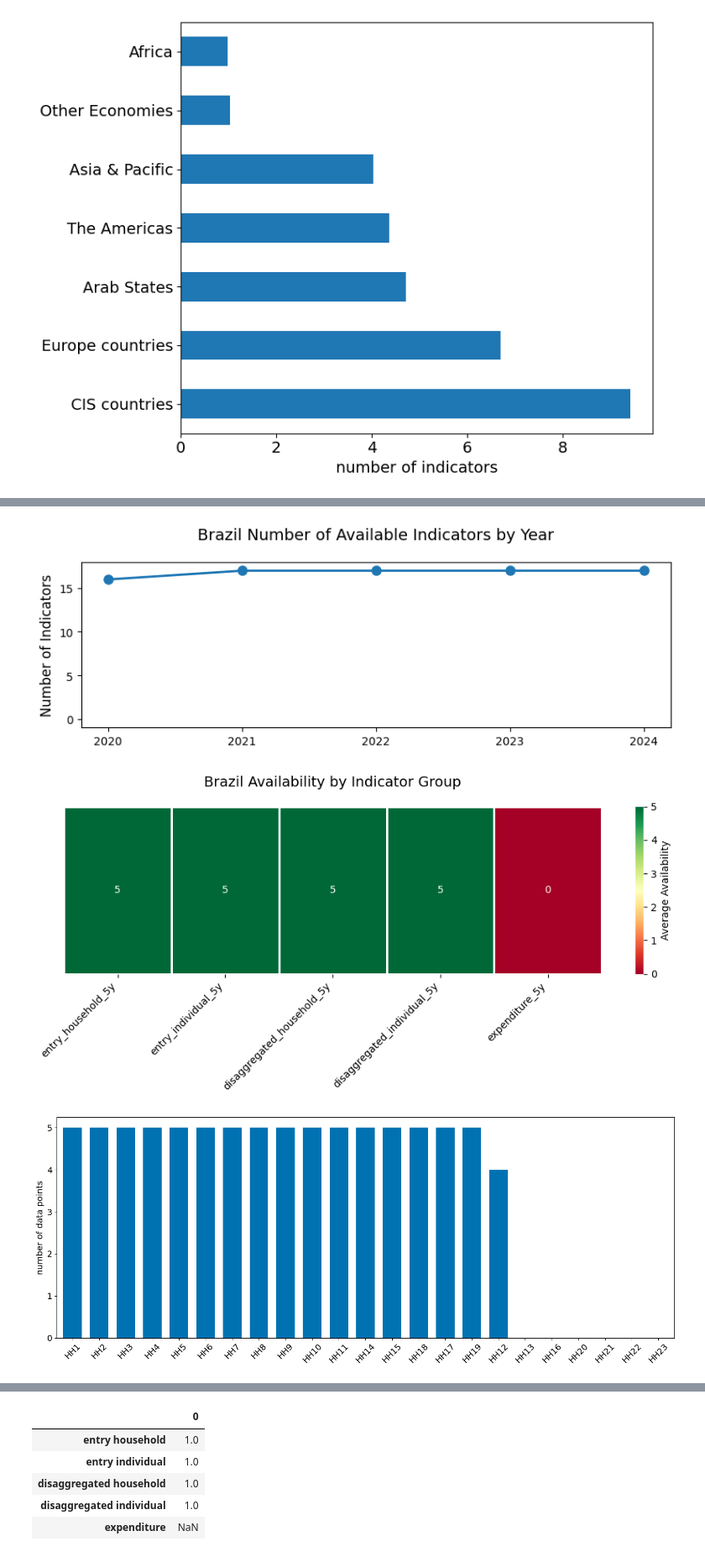
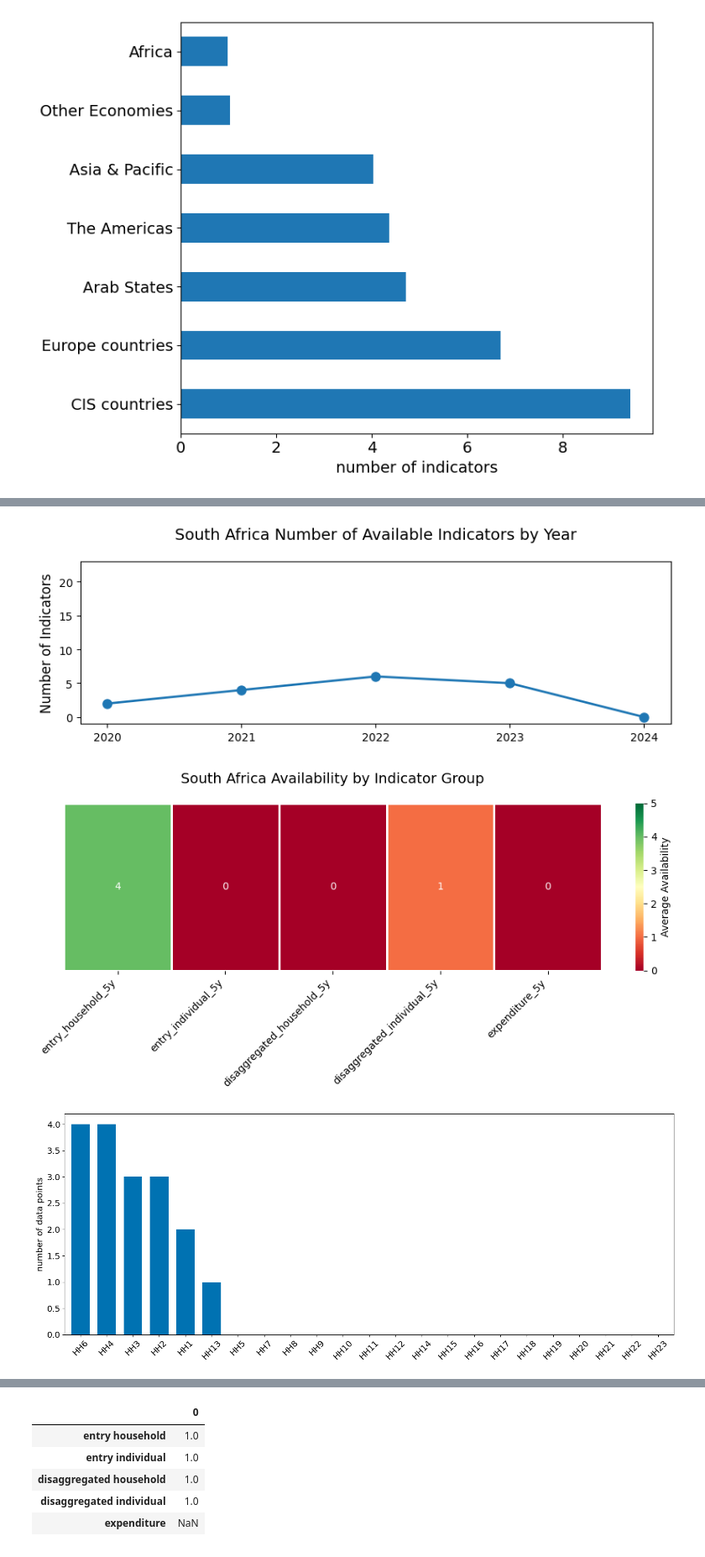
Before and after one commit to dianakorka/statistical_capacity, a Jupyter notebook: HH_capacity_index_rev.ipynb, the cells around one changed output, grey strips where cells are left out. Shown at 84% size. Saved outputs shown, nothing was run; the diff lists cells and outputs as text; code cells hidden in the pictures.

```diff
--- a/HH_capacity_index_rev.ipynb
+++ b/HH_capacity_index_rev.ipynb
@@ -2920,4 +2920,6 @@ plt.show()
 # %%
-df_detailed[(df_detailed.Country=='Brazil') & (df_detailed.Indicator == 'HH12') & (df_detailed.DataYear>= 2020) ]
+country_name = 'South Africa'
+
+df_detailed[(df_detailed.Country==country_name) & (df_detailed.DataYear>= 2020) ]
 # %% [output]
 |  | Country | CountryType | RegionName | Indicator | ItuMember | DataYear |
@@ -2959,7 +2974,7 @@ df_country
 | 21 | HH22 | 0 | 0 | 0 | 0 | 0 |
 | 22 | HH23 | 0 | 0 | 0 | 0 | 0 |
 # %%
-country_name = 'Brazil'
+
 
 df_country = df_detailed[(df_detailed.Country == country_name) & (df_detailed.DataYear>= 2020)].pivot(index='Indicator', columns='DataYear', values ='DataYear').reindex(columns=years, index=codes).notna().astype(int).reset_index()
 
@@ -3098,13 +3089,13 @@ plt.xticks(year_columns)  # This ensures only your year values appear as ticks
 #plt.xlabel('Year', fontsize=12)
 plt.ylabel('Number of Indicators', fontsize=12)
 #plt.grid(True, alpha=0.3)
-plt.ylim(0, max(year_sums.values) + 1)  # Add some space at the top
-plt.ylim(-1, max(year_sums.values) + 1)  # Starts at -1 instead of 0
+plt.ylim(-1, 23)  # Add some space at the top #max(year_sums.values) + 1
+#plt.ylim(-1, max(year_sums.values) + 1)  # Starts at -1 instead of 0
 
 plt.tight_layout()
 plt.show()
 # %% [output]
-[figure, old version]
+[figure, new version]
 # %%
 # Select the row for that country
 country_data = df[df['shortname'] == country_name]
@@ -3132,7 +3123,7 @@ plt.xticks(rotation=45, ha='right')
 #plt.tight_layout()
 plt.show()
 # %% [output]
-[figure, old version]
+[figure, new version]
 # %%
 # Define your custom order
 custom_order = ['Europe countries','CIS countries', 'Asia & Pacific', 'The Americas', 'Arab States', 'Africa']
@@ -3155,35 +3146,35 @@ rename_dict = {
     'hh11_5y': 'HH11','hh12_5y': 'HH12','hh13_5y': 'HH13','hh14_5y': 'HH14','hh15_5y': 'HH15',
     'hh16_5y': 'HH16','hh17_5y': 'HH17','hh18_5y': 'HH18','hh19_5y': 'HH19','hh20_5y': 'HH20',
     'hh21_5y': 'HH21','hh22_5y': 'HH22','hh23_5y': 'HH23',
 }
 
 df[['hh1_5y','hh2_5y','hh3_5y','hh4_5y','hh5_5y','hh6_5y','hh7_5y','hh8_5y',
  'hh9_5y','hh10_5y','hh11_5y','hh12_5y','hh13_5y','hh14_5y','hh15_5y','hh16_5y',
- 'hh17_5y','hh18_5y','hh19_5y','hh20_5y','hh21_5y','hh22_5y','hh23_5y']][df.shortname=='Brazil'].rename(
+ 'hh17_5y','hh18_5y','hh19_5y','hh20_5y','hh21_5y','hh22_5y','hh23_5y']][df.shortname==country_name].rename(
      columns=rename_dict).reset_index().T.drop("index").sort_values(by=[0], ascending=False).plot(kind='bar',
                                                   figsize=(15, 6),
                                                   color=custom_colors,
                                                   width=0.7)
 #plt.title('Average number of data points per indicator in the past 5 years (2020-2024)')
 plt.xlabel('')
 plt.legend().remove()
 
 plt.ylabel('number of data points', fontsize=14)
 plt.xticks(rotation=45, fontsize=14)
 plt.yticks(fontsize=14)
 #plt.legend(title='', bbox_to_anchor=(1.05, 1), loc='upper left')
 
 # Step 1: Get current handles and labels
 handles, labels = plt.gca().get_legend_handles_labels()
 
 # Step 2: Create a dict for easy lookup
 label_to_handle = dict(zip(labels, handles))
 
 
 plt.tight_layout()
 plt.show()
 # %% [output]
-[figure, old version]
+[figure, new version]
 # %%
 # Define your custom order
 custom_order = ['Europe countries','CIS countries', 'Asia & Pacific', 'The Americas', 'Arab States', 'Africa']
```
Also changed, not shown: parts of 11 cells of this notebook.
